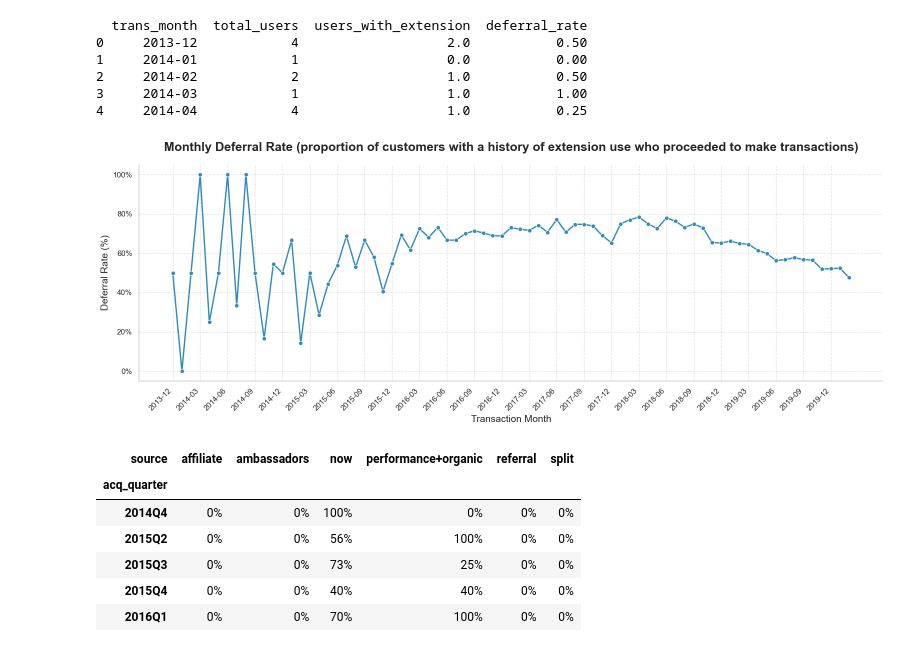
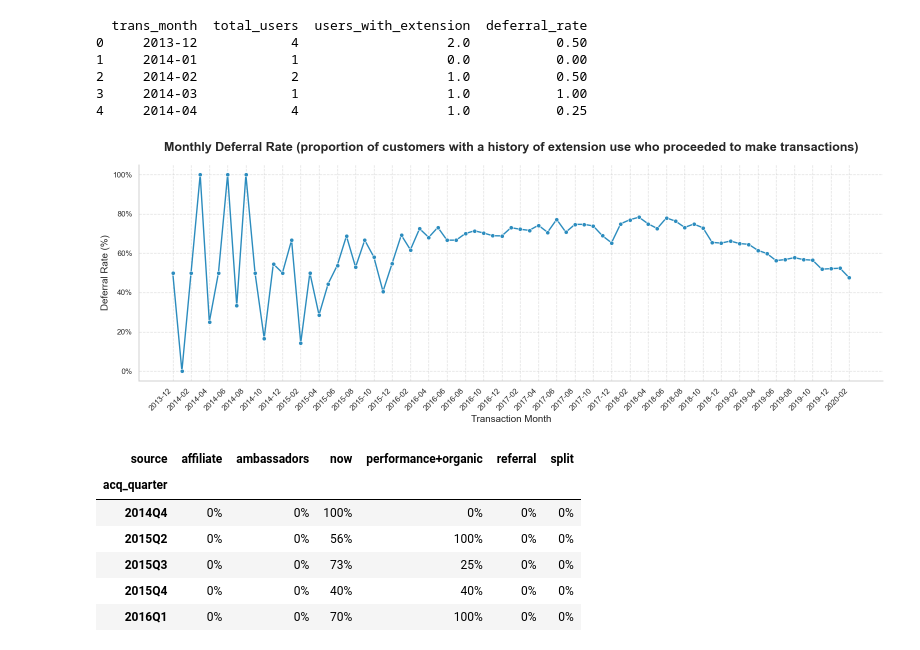
Before and after one commit to akorablov/Project_Twisto, a Jupyter notebook: twisto_project/4_Deferral_rate_analysis.ipynb, the cells around one changed output. Drawn from its saved outputs; the diff is of its cells as text; code cells hidden in the pictures.

Commit message:
updated files and images

```diff
--- a/twisto_project/4_Deferral_rate_analysis.ipynb
+++ b/twisto_project/4_Deferral_rate_analysis.ipynb
@@ -230,37 +230,37 @@ print(monthly_deferral.head())
 plt.figure(figsize=(16,6))
 
 # Line chart for deferral rate
 sns.lineplot(
     data=monthly_deferral,
     x=monthly_deferral['trans_month'].astype(str),
     y='deferral_rate',
     marker='o',
     linewidth=2,
     markersize=6,
     color='#2b8cbe'
 )
 
 # Title and labels
 plt.title('Monthly Deferral Rate (proportion of customers with a history of extension use who proceeded to make transactions)', fontsize=18, fontweight='bold', pad=20)
 plt.ylabel('Deferral Rate (%)', fontsize=14)
 plt.xlabel('Transaction Month', fontsize=14)
 
-# X-axis: show only every 3rd month to avoid clutter
-plt.xticks(ticks=range(0, len(monthly_deferral), 3),
-           labels=monthly_deferral['trans_month'].astype(str)[::3],
+# X-axis: show only every 2nd month to avoid clutter
+plt.xticks(ticks=range(0, len(monthly_deferral), 2),
+           labels=monthly_deferral['trans_month'].astype(str)[::2],
            rotation=45, ha='right', fontsize=11)
 
 # Format y-axis as %
 plt.gca().yaxis.set_major_formatter(PercentFormatter(xmax=1))
 
 # Grid & borders
 plt.grid(True, linestyle='--', alpha=0.6)
 sns.despine(top=True, right=True)
 
 plt.tight_layout()
 plt.show()
 # %% [output]
-[figure, old version]
+[figure, new version]
 # %%
 # Merge base and extension data
 df_merged = df_extension.merge(
```
Also changed, not shown: 2 other files.
